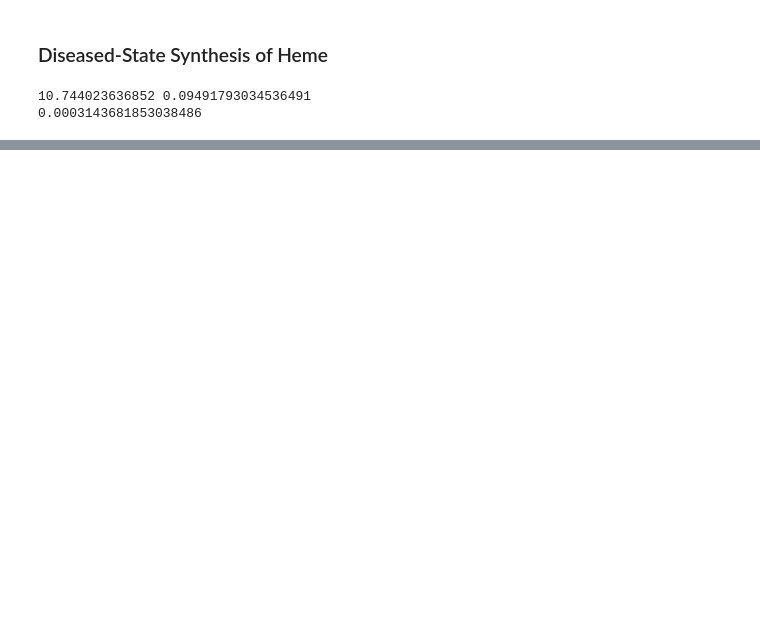
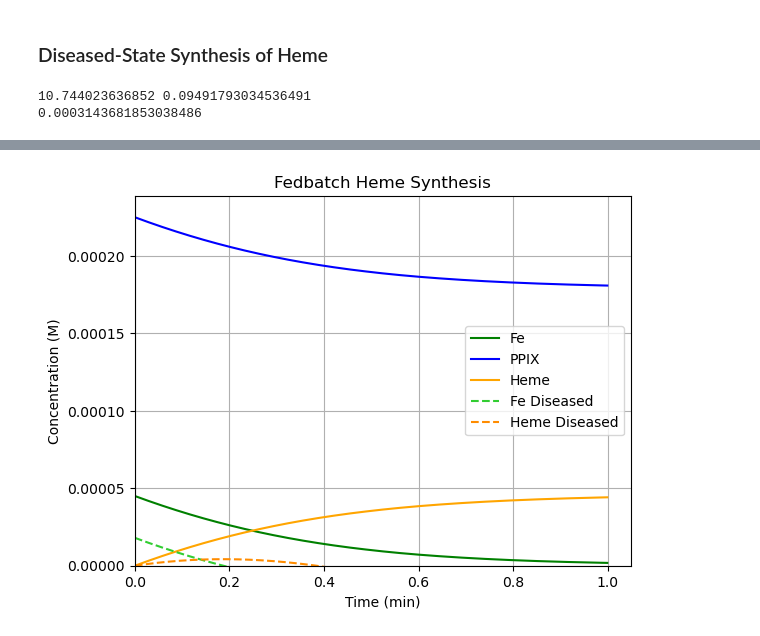
Before and after one commit to penelopenorth/PBL2, a Jupyter notebook: equations.ipynb, the cells around one changed output, grey strips where cells are left out. Saved outputs shown, nothing was run; the diff lists cells and outputs as text; code cells hidden in the pictures; blank space fills up the shorter version.

Commit message:
David Fix white space in graph

```diff
--- a/equations.ipynb
+++ b/equations.ipynb
@@ -286,0 +228,64 @@ $ E + G
+# %%
+import numpy as np
+import matplotlib.pyplot as plt
+from scipy.integrate import odeint
+
+# Constants
+Vmax = 0.23 * (10**-6) * 1440 # M/min
+kmP = 11 * (10**-6) # M
+kmFe = 80 * (10**-6) # M
+
+# Initial conditions
+Fe0 = 20 * (10**-6) * 2.25 # Molar x L = mol, initial moles of Fe
+Fe0_dis = 8 * (10**-6) * 2.25
+PPIX0 = 100 * (10**-6) * 2.25 # Molar x L = mol, initial moles of PPIX
+Heme0 = 0 # Molar x L = mol, initial moles of heme
+inletFe = (n8*2)/1440 # M/min, iron inlet
+inletFe_dis = (3.14*(10**-4))/1440 #M/min
+inletPPIX = ((10**-4))/1440 # M/min, PPIX inlet
+
+tspan = np.arange(0, 1, 0.001) # time span for integration
+
+def fedbatch(y, t):
+    Fe, PPIX, Heme, Fe_dis, Heme_dis = y
+
+    # Iron inlet
+    dFedt = inletFe
+    dFedt_dis = inletFe_dis
+
+    # PPIX inlet
+    dPPIXdt = inletPPIX
+
+    # Heme synthesis
+    V = Vmax * Fe / (kmFe + Fe) * PPIX / (kmP + PPIX)
+    dHemedt = V
+
+
+    # Mass balances
+    dFedt = dFedt - V
+    dPPIXdt = dPPIXdt - V
+    #Diseased
+    dFedt_dis = dFedt_dis - V
+    dHemedt_dis = V * (Fe_dis / Fe)
+
+    return np.array([dFedt, dPPIXdt, dHemedt, dFedt_dis, dHemedt_dis])
+
+solution = odeint(fedbatch, [Fe0, PPIX0, Heme0, Fe0_dis, Heme0], tspan) # solve ODE
+
+# Create plot of concentration vs. time
+plt.plot(tspan, solution[:,0], color='g', linestyle='-', label='Fe')
+plt.plot(tspan, solution[:,1], color='b', linestyle='-', label='PPIX')
+plt.plot(tspan, solution[:,2], color='orange', linestyle='-', label='Heme')
+plt.plot(tspan, solution[:,3], color='limegreen', linestyle='--', label='Fe Diseased')
+plt.plot(tspan, solution[:,4], color='darkorange', linestyle='--', label='Heme Diseased')
+
+plt.title("Fedbatch Heme Synthesis")
+plt.xlabel("Time (min)")
+plt.ylabel("Concentration (M)")
+plt.legend()
+plt.xlim(left=0)
+plt.ylim(bottom=0)
+plt.grid()
+plt.show()
+# %% [output]
+[figure, added]
```
Also changed, not shown: parts of 26 cells of this notebook.
